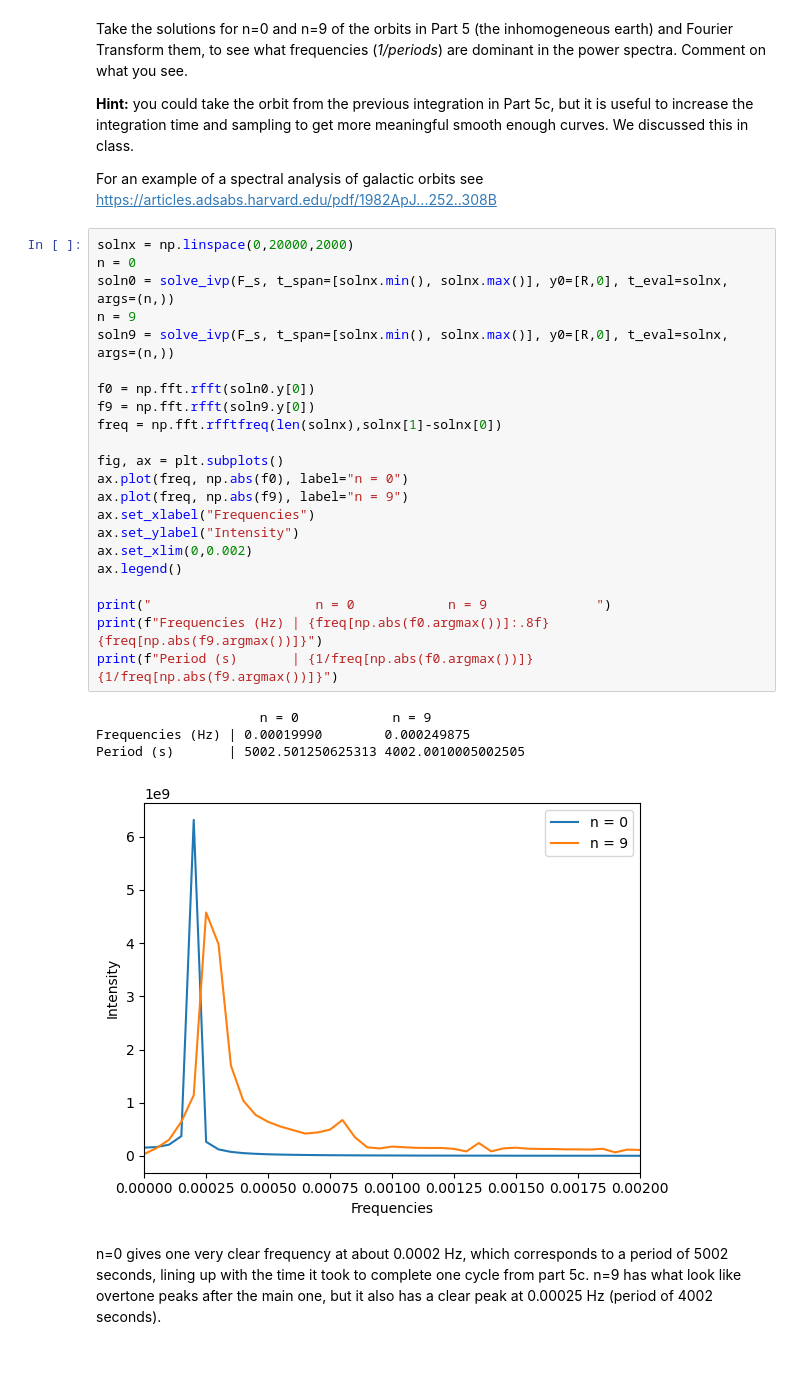
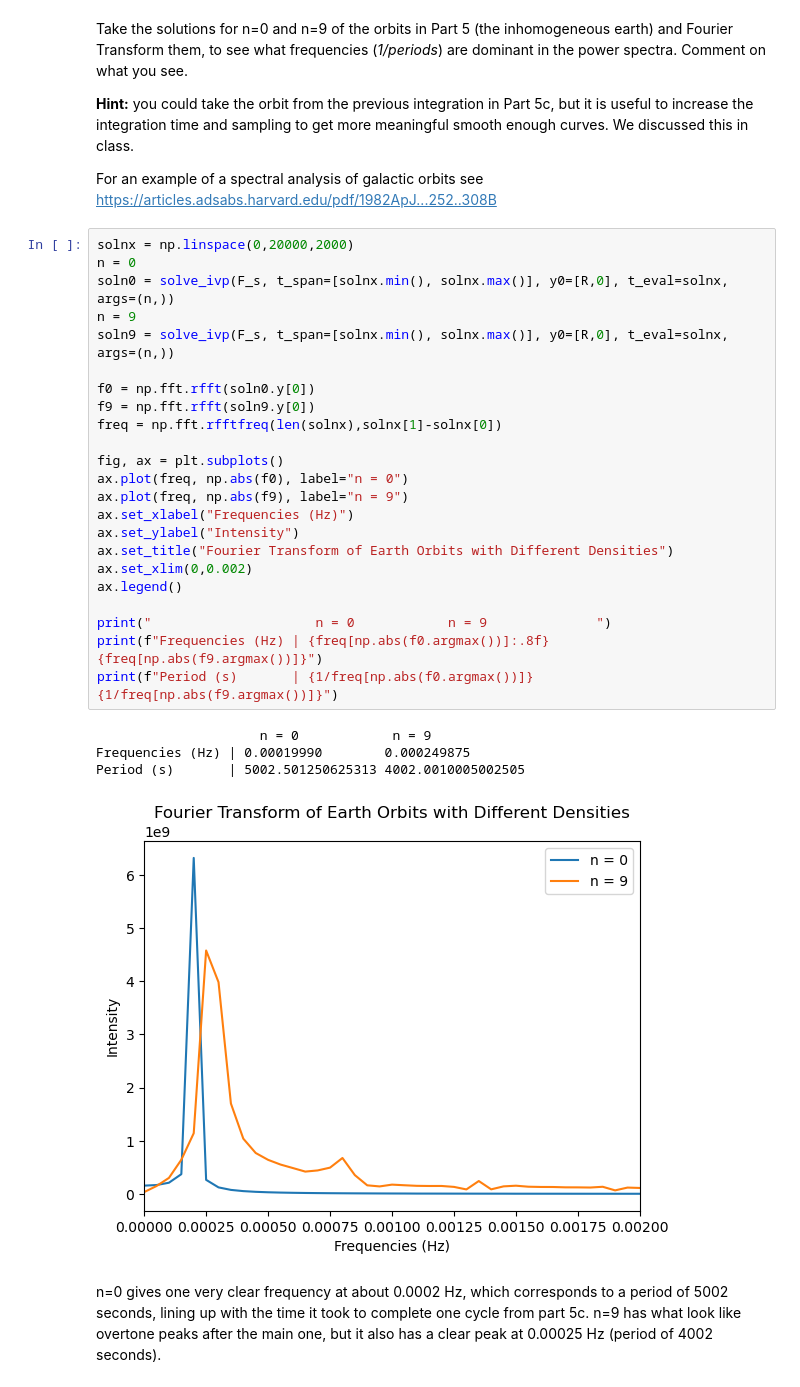
Before and after one commit to jmverma/PHYS265-spring26, a Jupyter notebook: Lab3/lab3.ipynb, the cells around one changed output. Drawn from its saved outputs; the diff is of its cells as text; blank space fills up the shorter version.

```diff
--- a/Lab3/lab3.ipynb
+++ b/Lab3/lab3.ipynb
@@ -625,29 +625,30 @@ For an example of a spectral analysis of galactic orbits see https://articles.ad
 # %%
 solnx = np.linspace(0,20000,2000)
 n = 0
 soln0 = solve_ivp(F_s, t_span=[solnx.min(), solnx.max()], y0=[R,0], t_eval=solnx, args=(n,))
 n = 9
 soln9 = solve_ivp(F_s, t_span=[solnx.min(), solnx.max()], y0=[R,0], t_eval=solnx, args=(n,))
 
 f0 = np.fft.rfft(soln0.y[0])
 f9 = np.fft.rfft(soln9.y[0])
 freq = np.fft.rfftfreq(len(solnx),solnx[1]-solnx[0])
 
 fig, ax = plt.subplots()
 ax.plot(freq, np.abs(f0), label="n = 0")
 ax.plot(freq, np.abs(f9), label="n = 9")
-ax.set_xlabel("Frequencies")
+ax.set_xlabel("Frequencies (Hz)")
 ax.set_ylabel("Intensity")
+ax.set_title("Fourier Transform of Earth Orbits with Different Densities")
 ax.set_xlim(0,0.002)
 ax.legend()
 
 print("                     n = 0            n = 9              ")
 print(f"Frequencies (Hz) | {freq[np.abs(f0.argmax())]:.8f}        {freq[np.abs(f9.argmax())]}")
 print(f"Period (s)       | {1/freq[np.abs(f0.argmax())]} {1/freq[np.abs(f9.argmax())]}")
 # %% [output]
                      n = 0            n = 9
 Frequencies (Hz) | 0.00019990        0.000249875
 Period (s)       | 5002.501250625313 4002.0010005002505
-[figure, old version]
+[figure, new version]
 # %% [markdown]
 n=0 gives one very clear frequency at about 0.0002 Hz, which corresponds to a period of 5002 seconds, lining up with the time it took to complete one cycle from part 5c. n=9 has what look like overtone peaks after the main one, but it also has a clear peak at 0.00025 Hz (period of 4002 seconds).
```
Also changed, not shown: 1 other file.
